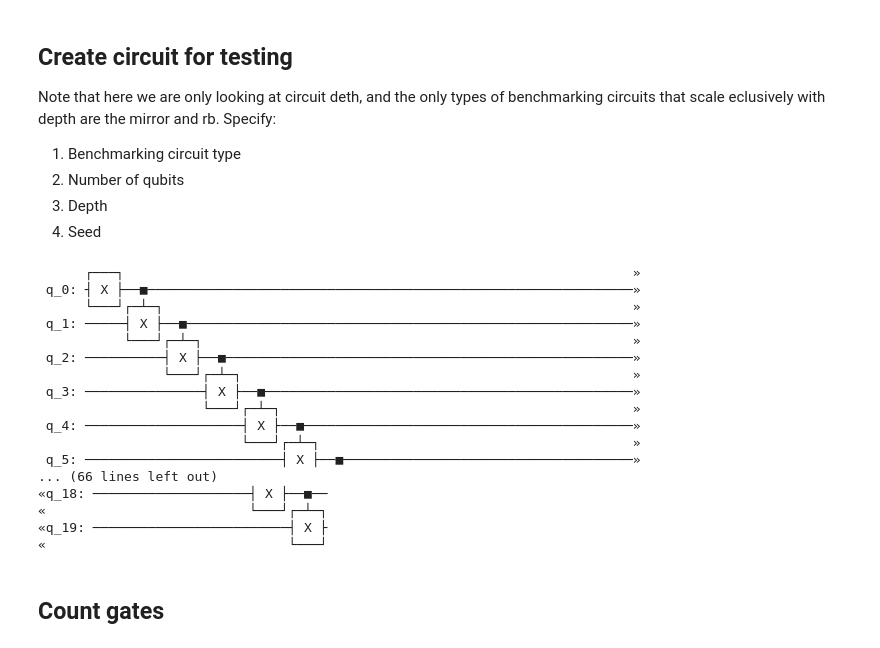
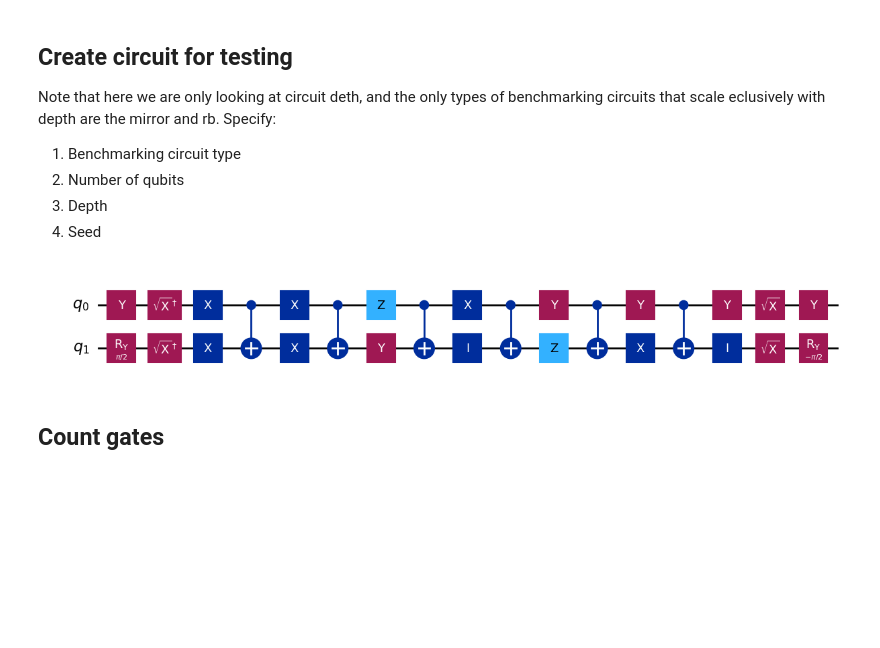
Before and after one commit to irvingatchem/EE522_25_3, a Jupyter notebook: Notebooks/PECDepth.ipynb, the cells around one changed output. Cells and saved outputs as stored; diff of their text form; code cells hidden in the pictures; blank space fills up the shorter version.

```diff
--- a/Notebooks/PECDepth.ipynb
+++ b/Notebooks/PECDepth.ipynb
@@ -120,26 +120,10 @@ def get_circuit(circuit_type:str, n_qubits:int, depth: int, seed: int) -> tuple[
         print("what")
         return
 # %%
-circuit, cb = get_circuit("long cnot", 20, 3, 1)
-circuit.draw()
+circuit, cb = get_circuit("mirror", 2, 3, 1)
+circuit.draw("mpl")
 # %% [output]
-      ┌───┐                                                                 »
- q_0: ┤ X ├──■──────────────────────────────────────────────────────────────»
-      └───┘┌─┴─┐                                                            »
- q_1: ─────┤ X ├──■─────────────────────────────────────────────────────────»
-           └───┘┌─┴─┐                                                       »
- q_2: ──────────┤ X ├──■────────────────────────────────────────────────────»
-                └───┘┌─┴─┐                                                  »
- q_3: ───────────────┤ X ├──■───────────────────────────────────────────────»
-                     └───┘┌─┴─┐                                             »
- q_4: ────────────────────┤ X ├──■──────────────────────────────────────────»
-                          └───┘┌─┴─┐                                        »
- q_5: ─────────────────────────┤ X ├──■─────────────────────────────────────»
-... (66 lines left out)
-«q_18: ────────────────────┤ X ├──■──
-«                          └───┘┌─┴─┐
-«q_19: ─────────────────────────┤ X ├
-«                               └───┘
+[figure, added]
 # %% [markdown]
 ## Count gates
 # %%
```
Also changed, not shown: parts of 4 cells of this notebook.
